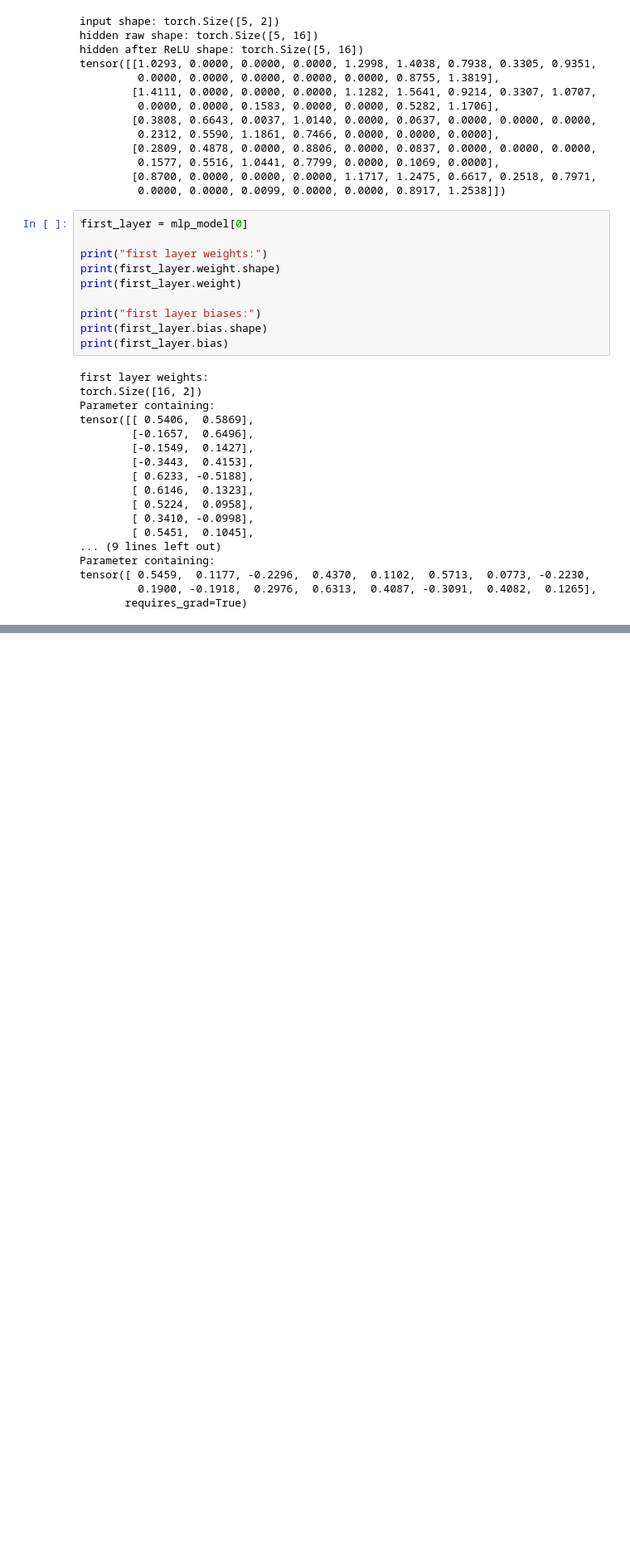
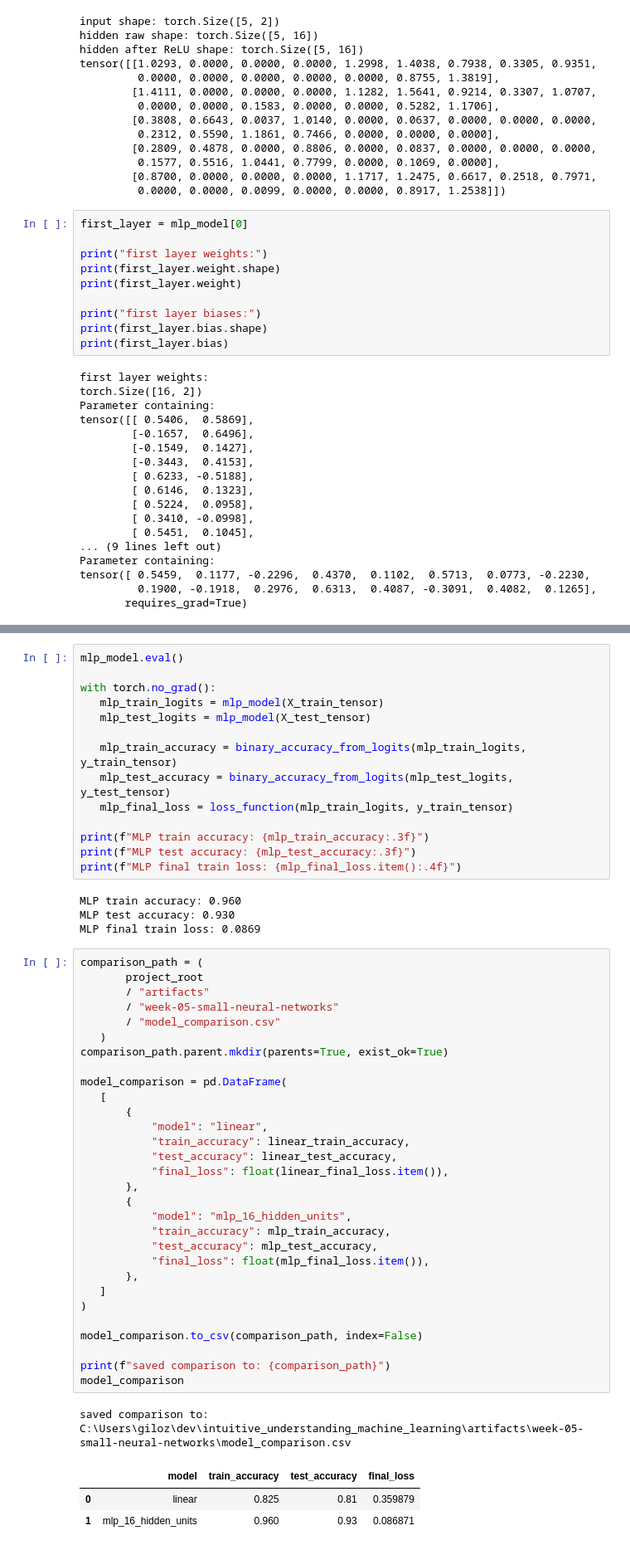
Before and after one commit to majorgilles/intuitive_understanding_machine_learning, a Jupyter notebook: weeks/week-05-small-neural-networks/compare_linear_vs_mlp.ipynb, the cells around one changed output, grey strips where cells are left out. Shown at 83% size. Cells and saved outputs as stored; diff of their text form; blank space fills up the shorter version.

Commit message:
feat: add MLP training and evaluation code with comparison results

```diff
--- a/weeks/week-05-small-neural-networks/compare_linear_vs_mlp.ipynb
+++ b/weeks/week-05-small-neural-networks/compare_linear_vs_mlp.ipynb
@@ -497,0 +531,53 @@ tensor([ 0.5459,  0.1177, -0.2296,  0.4370,  0.1102,  0.5713,  0.0773, -0.2230,
+# %%
+mlp_model.eval()
+
+with torch.no_grad():
+   mlp_train_logits = mlp_model(X_train_tensor)
+   mlp_test_logits = mlp_model(X_test_tensor)
+
+   mlp_train_accuracy = binary_accuracy_from_logits(mlp_train_logits, y_train_tensor)
+   mlp_test_accuracy = binary_accuracy_from_logits(mlp_test_logits, y_test_tensor)
+   mlp_final_loss = loss_function(mlp_train_logits, y_train_tensor)
+
+print(f"MLP train accuracy: {mlp_train_accuracy:.3f}")
+print(f"MLP test accuracy: {mlp_test_accuracy:.3f}")
+print(f"MLP final train loss: {mlp_final_loss.item():.4f}")
+# %% [output]
+MLP train accuracy: 0.960
+MLP test accuracy: 0.930
+MLP final train loss: 0.0869
+# %%
+comparison_path = (
+       project_root
+       / "artifacts"
+       / "week-05-small-neural-networks"
+       / "model_comparison.csv"
+   )
+comparison_path.parent.mkdir(parents=True, exist_ok=True)
+
+model_comparison = pd.DataFrame(
+   [
+       {
+           "model": "linear",
+           "train_accuracy": linear_train_accuracy,
+           "test_accuracy": linear_test_accuracy,
+           "final_loss": float(linear_final_loss.item()),
+       },
+       {
+           "model": "mlp_16_hidden_units",
+           "train_accuracy": mlp_train_accuracy,
+           "test_accuracy": mlp_test_accuracy,
+           "final_loss": float(mlp_final_loss.item()),
+       },
+   ]
+)
+
+model_comparison.to_csv(comparison_path, index=False)
+
+print(f"saved comparison to: {comparison_path}")
+model_comparison
+# %% [output]
+saved comparison to: C:\Users\giloz\dev\intuitive_understanding_machine_learning\artifacts\week-05-small-neural-networks\model_comparison.csv
+|  | model | train_accuracy | test_accuracy | final_loss |
+| 0 | linear | 0.825 | 0.81 | 0.359879 |
+| 1 | mlp_16_hidden_units | 0.960 | 0.93 | 0.086871 |
```
Also changed, not shown: parts of 1 cell of this notebook.
